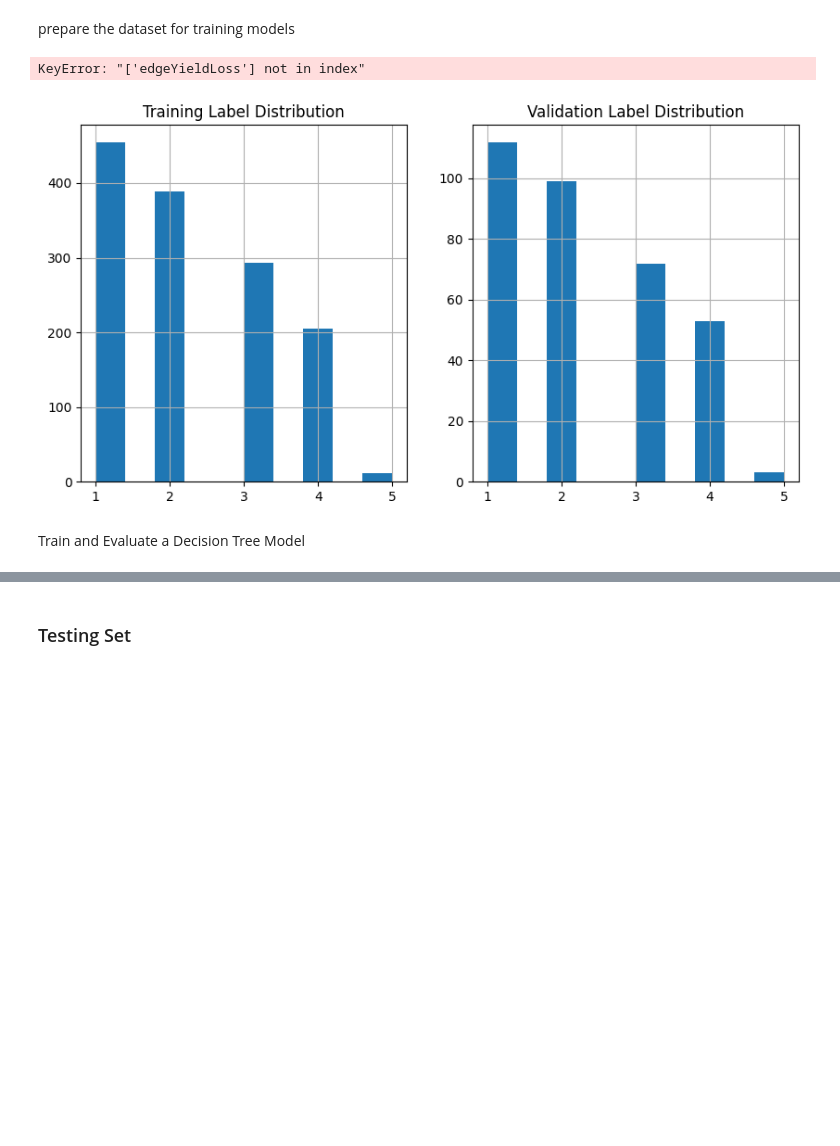
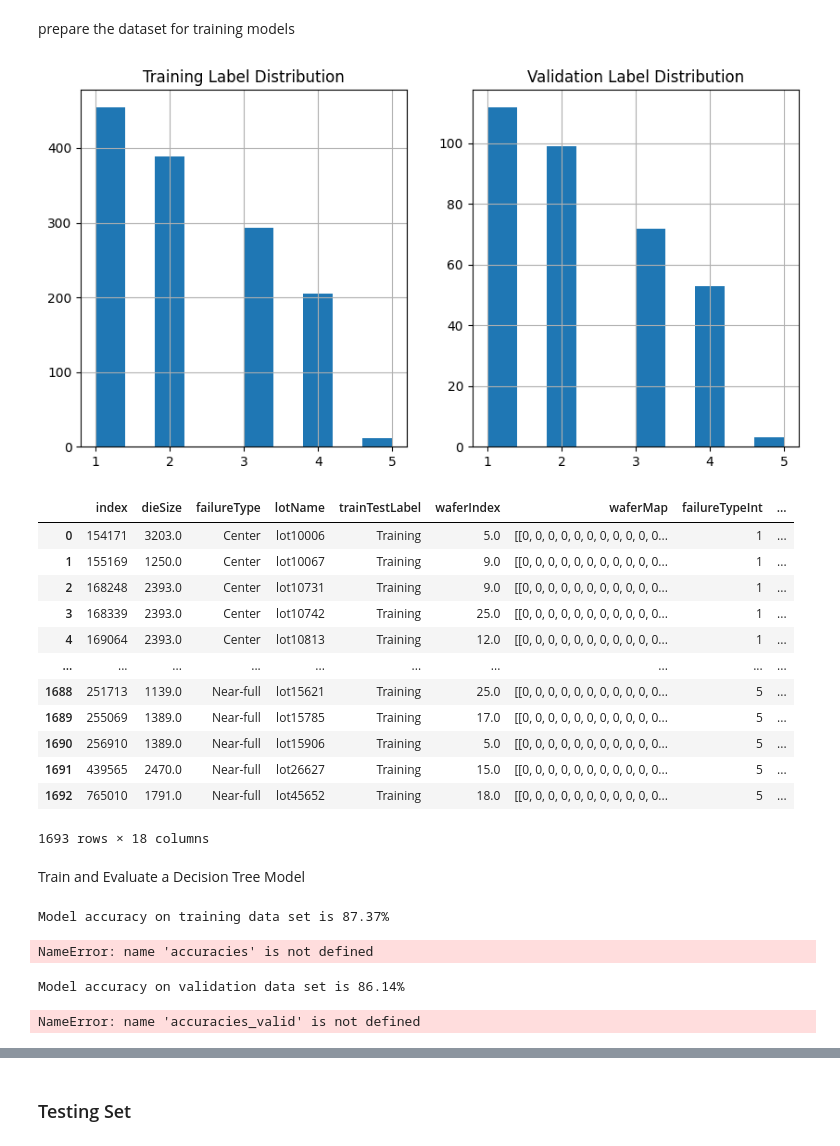
Before and after one commit to JNewman-cell/WaferMapMachineLearningClassification, a Jupyter notebook: ECE_157A_272A_F22_Homework2/ECE_157A_272A_F22_Homework2.ipynb, the cells around one changed output, grey strips where cells are left out. Drawn from its saved outputs; the diff is of its cells as text; code cells hidden in the pictures; blank space fills up the shorter version.

```diff
--- a/ECE_157A_272A_F22_Homework2/ECE_157A_272A_F22_Homework2.ipynb
+++ b/ECE_157A_272A_F22_Homework2/ECE_157A_272A_F22_Homework2.ipynb
@@ -251,12 +251,8 @@ def get_area_ratio(row: pd.Series) -> float:
     # count the total number of dice on wafer map
     # divide them to get area_ratio
     # CODE HERE
-    labelWafer = label(wafer_map)
-    waferRegions = regionprops(labelWafer)
-    waferArea = waferRegions[0].area
-    labelSalient = label(salient_region)
-    salientRegions = regionprops(labelSalient)
-    salientArea = salientRegions[0].area
+    waferArea = np.sum(wafer_map != 0)
+    salientArea = np.sum(salient_region == 1)
     area_ratio = salientArea/waferArea
     return area_ratio
 
@@ -290,17 +286,19 @@ def get_max_dist_from_center(row: pd.Series) -> float:
     # CODE HERE
     labelWafer = label(wafer_map)
     waferRegions = regionprops(labelWafer)
+    waferCenter = waferRegions[0].centroid
+
+    # get all coordinates of the salient region and compute the max distance
+    # from center
+    # CODE HERE
     labelSalient = label(salient_region)
     salientRegions = regionprops(labelSalient)
 
-    waferCenter = waferRegions[0].centroid
     salientCoordinates = salientRegions[0].coords
-    # get all coordinates of the salient region and compute the max distance
-    # from center
-    # CODE HERE
+
     max_distance = 0
     for coordinates in salientCoordinates:
-        distance = math.sqrt((waferCenter[0] - coordinates[0])**2 + (waferCenter[1] - coordinates[1])**2)
+        distance = math.sqrt((32 - coordinates[0])**2 + (32 - coordinates[1])**2)
         if distance > max_distance:
             max_distance = distance
 
@@ -333,7 +331,7 @@ def get_min_dist_from_center(row: pd.Series) -> float:
     min_distance = 64
     for coordinates in salientCoordinates:
         distance = math.sqrt(
-            (waferCenter[0] - coordinates[0])**2 + (waferCenter[1] - coordinates[1])**2)
+            (32 - coordinates[0])**2 + (32 - coordinates[1])**2)
         if distance < min_distance:
             min_distance = distance
 
@@ -427,9 +425,7 @@ def get_yield_loss(row: pd.Series) -> float:
     # count FAIL dice and total number of dice
     # CODE HERE
     fails = np.sum(wafer_map == 2)
-    labelWafer = label(wafer_map)
-    waferRegions = regionprops(labelWafer)
-    waferArea = waferRegions[0].area
+    waferArea = np.sum(wafer_map != 0)
 
     # compute yield loss
     # CODE HERE
@@ -464,10 +460,20 @@ def get_edge_yield_loss(row: pd.Series) -> float:
 # of the wafer map with nonzero value
 def ring_label_from_outside(wafer_map: np.ndarray) -> np.ndarray:
     # CODE HERE
+    plt.subplot(1, 3, 1)
+    plt.imshow(wafer_map)
+
     wafer_map[:, :2] = NO_DIE
+    wafer_map[:2, :] = NO_DIE
+    wafer_map[62:64, :] = NO_DIE
+    wafer_map[:, 62:64] = NO_DIE
+
+    #plt.subplot(1, 3, 2)
+    #plt.imshow(wafer_map)
     binary_map = (wafer_map != NO_DIE)
 
     ring_labels = erosion(binary_map)
+    plt.subplot(1, 3, 3)
     plt.imshow(ring_labels)
 
     return ring_labels
@@ -523,9 +526,9 @@ prepare the dataset for training models
 # TODO: From the dataframe select the features we extracted as X
 # and y is the numerical failure type labels
 # CODE HERE
-selected_features = ['salientRegion', 'areaRatio',
+selected_features = ['areaRatio',
                      'maxDistFromCenter', 'minDistFromCenter', 'perimeterRatio',
-                     'majorAxisRatio', 'minorAxisRatio', 'solidity', 'eccentricity', 'yieldLoss', 'edgeYieldLoss']
+                     'majorAxisRatio', 'minorAxisRatio', 'solidity', 'eccentricity', 'yieldLoss']#, 'edgeYieldLoss']
 x = df_train[selected_features]
 y = df_train['failureTypeInt']
 # TODO: split dataset into training and validation set
@@ -533,23 +536,35 @@ y = df_train['failureTypeInt']
 # CODE HERE
 test_ratio = 0.2
 x_train,x_valid,y_train,y_valid = train_test_split(x,y,test_size=test_ratio,random_state=RANDOM_SEED)
-# %% [output]
-KeyError: "['edgeYieldLoss'] not in index"
 # %%
 # check train/validation distribution
 plt.figure(figsize=(10,5))
 
 plt.subplot(1,2,1)
 y_train.hist()
 plt.title('Training Label Distribution')
 
 plt.subplot(1,2,2)
 y_valid.hist()
 plt.title('Validation Label Distribution')
 
 plt.show()
+df_train
 # %% [output]
 [figure]
+|  | index | dieSize | failureType | lotName | trainTestLabel | waferIndex | waferMap | failureTypeInt | ... |
+| 0 | 154171 | 3203.0 | Center | lot10006 | Training | 5.0 | [[0, 0, 0, 0, 0, 0, 0, 0, 0, 0, 0... | 1 | ... |
+| 1 | 155169 | 1250.0 | Center | lot10067 | Training | 9.0 | [[0, 0, 0, 0, 0, 0, 0, 0, 0, 0, 0... | 1 | ... |
+| 2 | 168248 | 2393.0 | Center | lot10731 | Training | 9.0 | [[0, 0, 0, 0, 0, 0, 0, 0, 0, 0, 0... | 1 | ... |
+| 3 | 168339 | 2393.0 | Center | lot10742 | Training | 25.0 | [[0, 0, 0, 0, 0, 0, 0, 0, 0, 0, 0... | 1 | ... |
+| 4 | 169064 | 2393.0 | Center | lot10813 | Training | 12.0 | [[0, 0, 0, 0, 0, 0, 0, 0, 0, 0, 0... | 1 | ... |
+| ... | ... | ... | ... | ... | ... | ... | ... | ... | ... |
+| 1688 | 251713 | 1139.0 | Near-full | lot15621 | Training | 25.0 | [[0, 0, 0, 0, 0, 0, 0, 0, 0, 0, 0... | 5 | ... |
+| 1689 | 255069 | 1389.0 | Near-full | lot15785 | Training | 17.0 | [[0, 0, 0, 0, 0, 0, 0, 0, 0, 0, 0... | 5 | ... |
+| 1690 | 256910 | 1389.0 | Near-full | lot15906 | Training | 5.0 | [[0, 0, 0, 0, 0, 0, 0, 0, 0, 0, 0... | 5 | ... |
+| 1691 | 439565 | 2470.0 | Near-full | lot26627 | Training | 15.0 | [[0, 0, 0, 0, 0, 0, 0, 0, 0, 0, 0... | 5 | ... |
+| 1692 | 765010 | 1791.0 | Near-full | lot45652 | Training | 18.0 | [[0, 0, 0, 0, 0, 0, 0, 0, 0, 0, 0... | 5 | ... |
+1693 rows × 18 columns
 # %% [markdown]
 Train and Evaluate a Decision Tree Model
 # %%
@@ -573,7 +588,7 @@ def calculate_per_class_accuracy(pred_labels: np.ndarray, true_labels: np.ndarra
 # %%
 # TODO: get the predicted labels of the training data and calculate the accuracy
 # CODE HERE
-pred_train = model.predict(x_train)
+pred_train = classifier.predict(x_train)
 acc_train = calculate_accuracy(pred_train, y_train)
 print(f'Model accuracy on training data set is {acc_train:.2f}%')
 
@@ -586,7 +601,7 @@ print(f'Model accuracy on training data set for each class is {accuracies_train}
 tick_labels = ["Center", "Edge-Loc", "Scratch", "Donut", "Near-full"]
 
 # TODO: compute confusion matrix and assign labels parameter
-cm = confustion_matrix(y_train, pred_train, labels=tick_labels)
+cm = confusion_matrix(y_train, pred_train, labels=tick_labels)
 
 # plot confusion matrix using heatmap
 sns.heatmap(cm, annot=True, fmt='d',
@@ -595,15 +610,18 @@ sns.heatmap(cm, annot=True, fmt='d',
             cmap='Blues')
 
 # TODO: provide x-axis label and y-axis label
-plt.xlabel(# CODE HERE)
-plt.ylabel(# CODE HERE)
+plt.xlabel('actual value')
+plt.ylabel('prediction')
 
 # show plot
 plt.show()
+# %% [output]
+Model accuracy on training data set is 87.37%
+NameError: name 'accuracies' is not defined
 # %%
 # TODO: get the predicted labels of the validation data and calculate the accuracy
 # CODE HERE
-pred_valid = model.predict(x_valid)
+pred_valid = classifier.predict(x_valid)
 acc_valid = calculate_accuracy(pred_valid, y_valid)
 print(f'Model accuracy on validation data set is {acc_valid:.2f}%')
 
@@ -615,7 +633,7 @@ print(f'Model accuracy on validation data set for each class is {accuracies_vali
 tick_labels = ["Center", "Edge-Loc", "Scratch", "Donut", "Near-full"]
 
 # TODO: compute confusion matrix and assign labels parameter
-cm = confustion_matrix(y_valid, pred_valid, labels=tick_labels)
+cm = confusion_matrix(y_valid, pred_valid, labels=tick_labels)
 
 # plot confusion matrix using heatmap
 sns.heatmap(cm, annot=True, fmt='d',
@@ -624,11 +642,14 @@ sns.heatmap(cm, annot=True, fmt='d',
             cmap='Blues')
 
 # TODO: provide x-axis label and y-axis label
-plt.xlabel(# CODE HERE)
-plt.ylabel(# CODE HERE)
+plt.xlabel('actual value')
+plt.ylabel('prediction')
 
 # show plot
 plt.show()
+# %% [output]
+Model accuracy on validation data set is 86.14%
+NameError: name 'accuracies_valid' is not defined
 # %%
 # TODO: get failure types string sorted by their numerical value
 class_names = # CODE HERE
```
Also changed, not shown: parts of 3 cells of this notebook.
